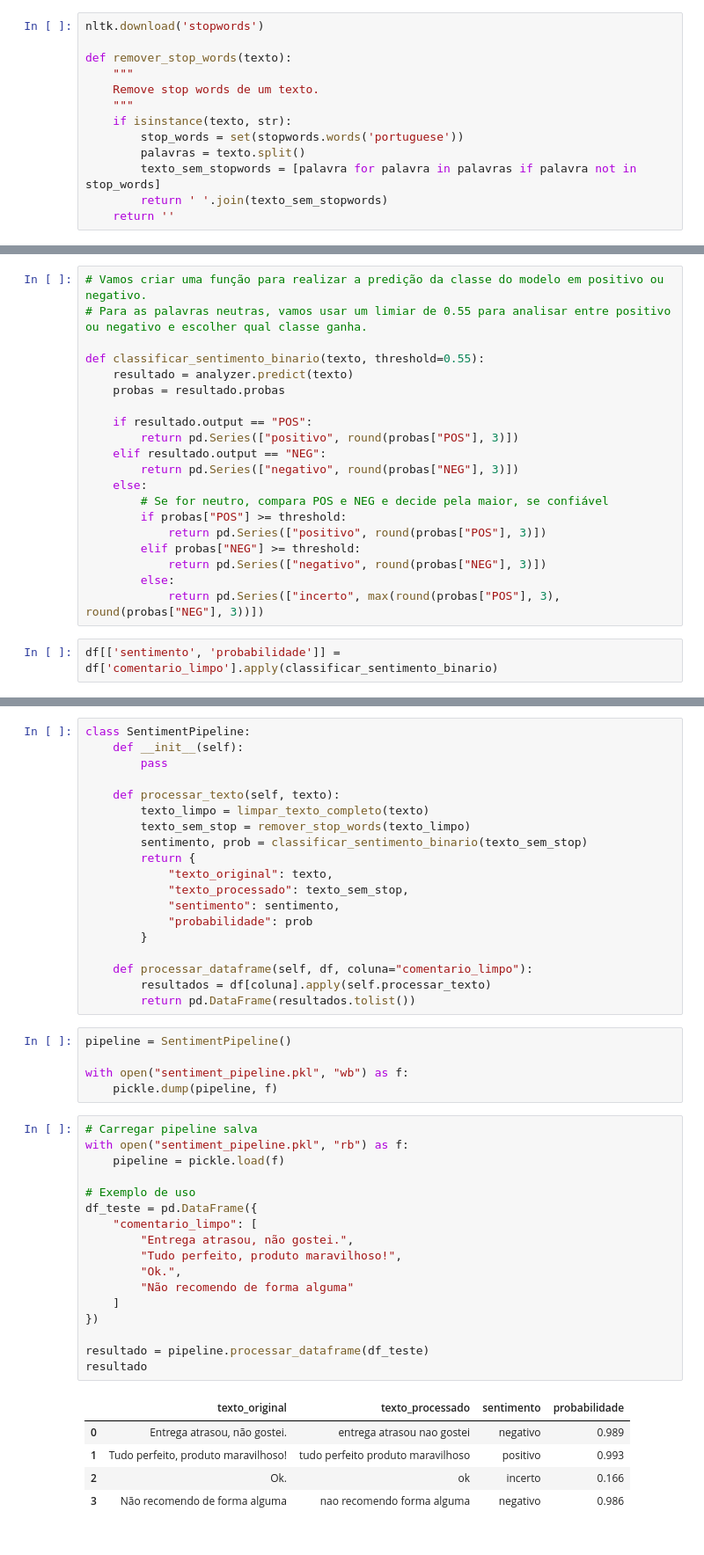
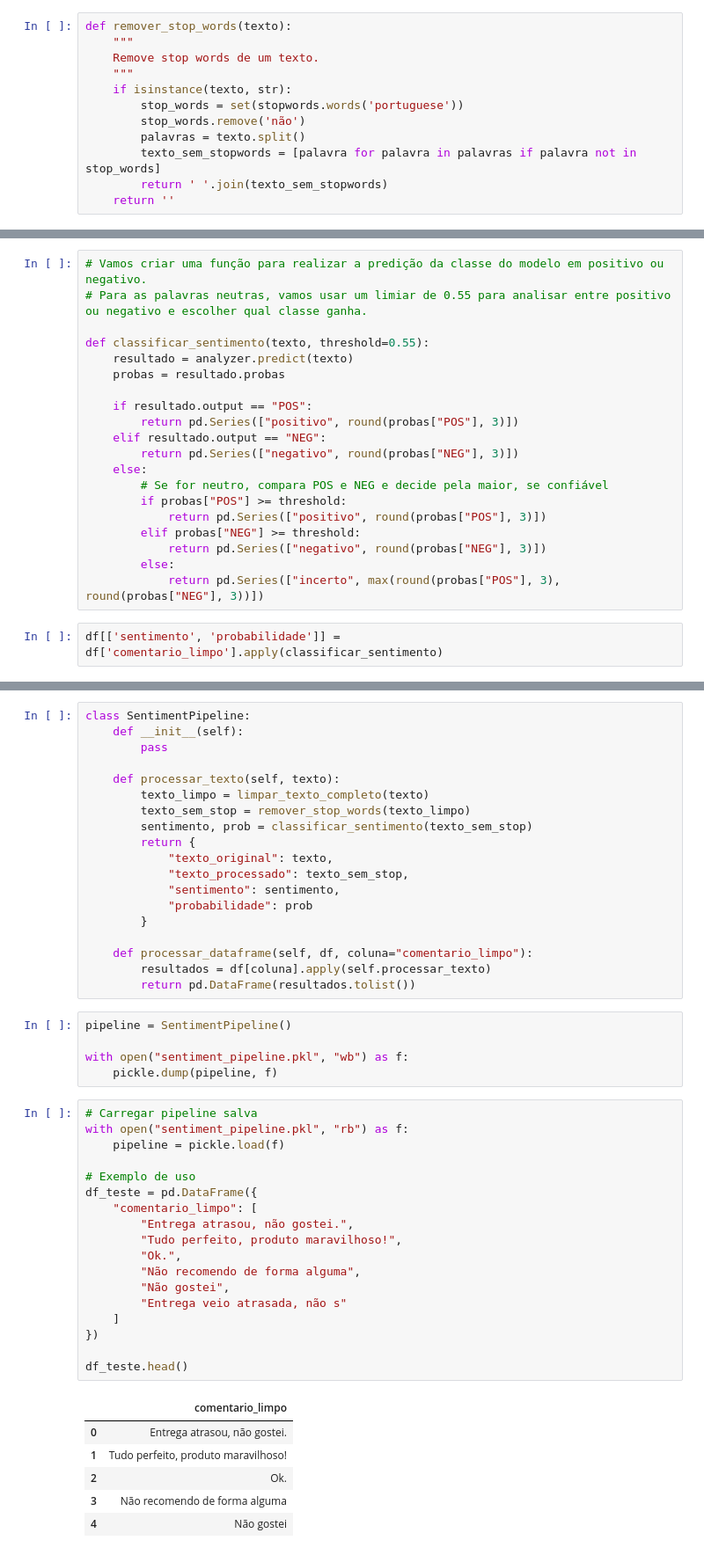
Before and after one commit to ileoh/streamlit_llm, a Jupyter notebook: Analise de sentimento com IA Generativa.ipynb, the cells around one changed output, grey strips where cells are left out. Shown at 88% size. Drawn from its saved outputs; the diff is of its cells as text.

```diff
--- a/Analise de sentimento com IA Generativa.ipynb
+++ b/Analise de sentimento com IA Generativa.ipynb
@@ -167,12 +197,11 @@ Ao remover stop words, acentos e espaços duplicados, você reduz o vocabulário
 # %%
-nltk.download('stopwords')
-
 def remover_stop_words(texto):
     """
     Remove stop words de um texto.
     """
     if isinstance(texto, str):
         stop_words = set(stopwords.words('portuguese'))
+        stop_words.remove('não')
         palavras = texto.split()
         texto_sem_stopwords = [palavra for palavra in palavras if palavra not in stop_words]
         return ' '.join(texto_sem_stopwords)
@@ -227,7 +253,7 @@ Please note that authentication is recommended but still optional to access publ
 # Vamos criar uma função para realizar a predição da classe do modelo em positivo ou negativo.
 # Para as palavras neutras, vamos usar um limiar de 0.55 para analisar entre positivo ou negativo e escolher qual classe ganha.
 
-def classificar_sentimento_binario(texto, threshold=0.55):
+def classificar_sentimento(texto, threshold=0.55):
     resultado = analyzer.predict(texto)
     probas = resultado.probas
 
@@ -244,7 +270,7 @@ def classificar_sentimento_binario(texto, threshold=0.55):
         else:
             return pd.Series(["incerto", max(round(probas["POS"], 3), round(probas["NEG"], 3))])
 # %%
-df[['sentimento', 'probabilidade']] = df['comentario_limpo'].apply(classificar_sentimento_binario)
+df[['sentimento', 'probabilidade']] = df['comentario_limpo'].apply(classificar_sentimento)
 # %%
 df.head()
 # %% [output]
@@ -353,7 +377,7 @@ class SentimentPipeline:
     def processar_texto(self, texto):
         texto_limpo = limpar_texto_completo(texto)
         texto_sem_stop = remover_stop_words(texto_limpo)
-        sentimento, prob = classificar_sentimento_binario(texto_sem_stop)
+        sentimento, prob = classificar_sentimento(texto_sem_stop)
         return {
             "texto_original": texto,
             "texto_processado": texto_sem_stop,
@@ -372,23 +396,25 @@ with open("sentiment_pipeline.pkl", "wb") as f:
 # %%
 # Carregar pipeline salva
 with open("sentiment_pipeline.pkl", "rb") as f:
     pipeline = pickle.load(f)
 
 # Exemplo de uso
 df_teste = pd.DataFrame({
     "comentario_limpo": [
         "Entrega atrasou, não gostei.",
         "Tudo perfeito, produto maravilhoso!",
         "Ok.",
-        "Não recomendo de forma alguma"
+        "Não recomendo de forma alguma",
+        "Não gostei",
+        "Entrega veio atrasada, não s"
     ]
 })
 
-resultado = pipeline.processar_dataframe(df_teste)
-resultado
+df_teste.head()
 # %% [output]
-|  | texto_original | texto_processado | sentimento | probabilidade |
-| 0 | Entrega atrasou, não gostei. | entrega atrasou nao gostei | negativo | 0.989 |
-| 1 | Tudo perfeito, produto maravilhoso! | tudo perfeito produto maravilhoso | positivo | 0.993 |
-| 2 | Ok. | ok | incerto | 0.166 |
-| 3 | Não recomendo de forma alguma | nao recomendo forma alguma | negativo | 0.986 |
+|  | comentario_limpo |
+| 0 | Entrega atrasou, não gostei. |
+| 1 | Tudo perfeito, produto maravilhoso! |
+| 2 | Ok. |
+| 3 | Não recomendo de forma alguma |
+| 4 | Não gostei |
```
Also changed, not shown: parts of 11 cells of this notebook, 2 other files.
